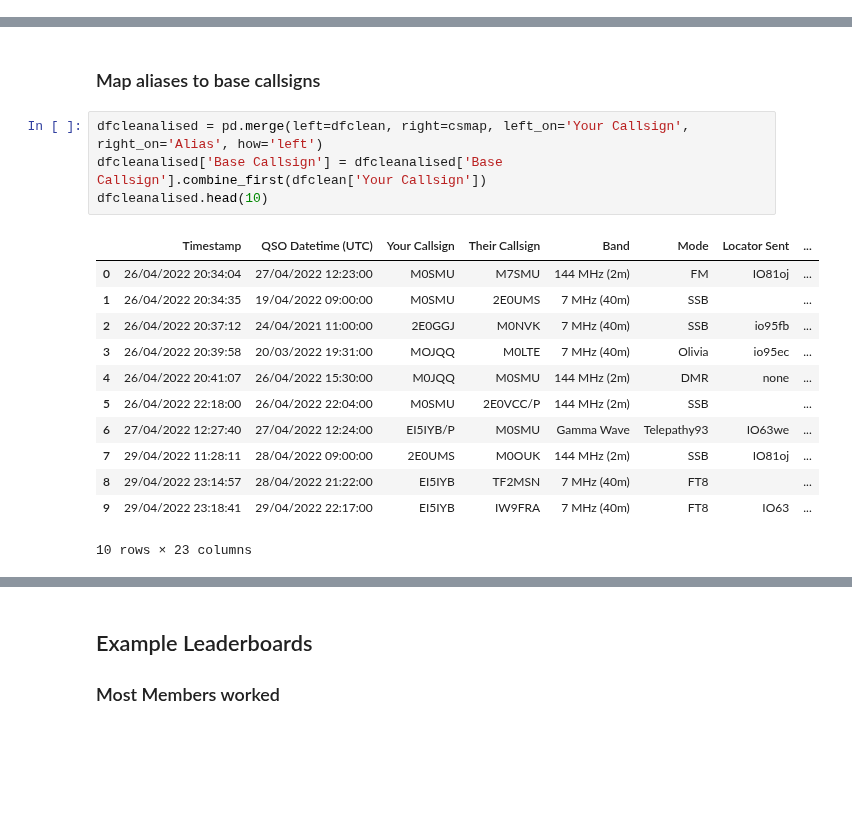
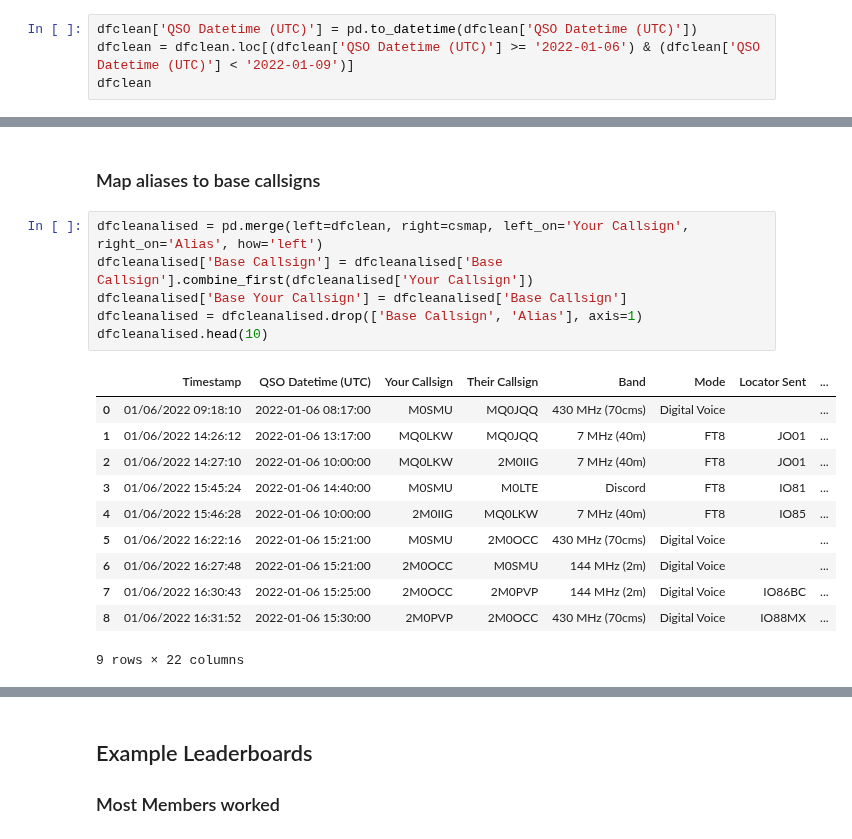
Before and after one commit to smurphboy/WAllOARC, a Jupyter notebook: WorkedAllOARC.ipynb, the cells around one changed output, grey strips where cells are left out. Drawn from its saved outputs; the diff is of its cells as text; blank space fills up the shorter version.

```diff
--- a/WorkedAllOARC.ipynb
+++ b/WorkedAllOARC.ipynb
@@ -92,0 +101,4 @@ csmap.head(10)
+# %%
+dfclean['QSO Datetime (UTC)'] = pd.to_datetime(dfclean['QSO Datetime (UTC)'])
+dfclean = dfclean.loc[(dfclean['QSO Datetime (UTC)'] >= '2022-01-06') & (dfclean['QSO Datetime (UTC)'] < '2022-01-09')]
+dfclean
@@ -211,18 +232,19 @@ Ireland
 ### Map aliases to base callsigns
 # %%
 dfcleanalised = pd.merge(left=dfclean, right=csmap, left_on='Your Callsign', right_on='Alias', how='left')
-dfcleanalised['Base Callsign'] = dfcleanalised['Base Callsign'].combine_first(dfclean['Your Callsign'])
+dfcleanalised['Base Callsign'] = dfcleanalised['Base Callsign'].combine_first(dfcleanalised['Your Callsign'])
+dfcleanalised['Base Your Callsign'] = dfcleanalised['Base Callsign']
+dfcleanalised = dfcleanalised.drop(['Base Callsign', 'Alias'], axis=1)
 dfcleanalised.head(10)
 # %% [output]
 |  | Timestamp | QSO Datetime (UTC) | Your Callsign | Their Callsign | Band | Mode | Locator Sent | ... |
-| 0 | 26/04/2022 20:34:04 | 27/04/2022 12:23:00 | M0SMU | M7SMU | 144 MHz (2m) | FM | IO81oj | ... |
-| 1 | 26/04/2022 20:34:35 | 19/04/2022 09:00:00 | M0SMU | 2E0UMS | 7 MHz (40m) | SSB |  | ... |
-| 2 | 26/04/2022 20:37:12 | 24/04/2021 11:00:00 | 2E0GGJ | M0NVK | 7 MHz (40m) | SSB | io95fb | ... |
-| 3 | 26/04/2022 20:39:58 | 20/03/2022 19:31:00 | MOJQQ | M0LTE | 7 MHz (40m) | Olivia | io95ec | ... |
-| 4 | 26/04/2022 20:41:07 | 26/04/2022 15:30:00 | M0JQQ | M0SMU | 144 MHz (2m) | DMR | none | ... |
-| 5 | 26/04/2022 22:18:00 | 26/04/2022 22:04:00 | M0SMU | 2E0VCC/P | 144 MHz (2m) | SSB |  | ... |
-| 6 | 27/04/2022 12:27:40 | 27/04/2022 12:24:00 | EI5IYB/P | M0SMU | Gamma Wave | Telepathy93 | IO63we | ... |
-| 7 | 29/04/2022 11:28:11 | 28/04/2022 09:00:00 | 2E0UMS | M0OUK | 144 MHz (2m) | SSB | IO81oj | ... |
-| 8 | 29/04/2022 23:14:57 | 28/04/2022 21:22:00 | EI5IYB | TF2MSN | 7 MHz (40m) | FT8 |  | ... |
-| 9 | 29/04/2022 23:18:41 | 29/04/2022 22:17:00 | EI5IYB | IW9FRA | 7 MHz (40m) | FT8 | IO63 | ... |
+| 0 | 01/06/2022 09:18:10 | 2022-01-06 08:17:00 | M0SMU | MQ0JQQ | 430 MHz (70cms) | Digital Voice |  | ... |
+| 1 | 01/06/2022 14:26:12 | 2022-01-06 13:17:00 | MQ0LKW | MQ0JQQ | 7 MHz (40m) | FT8 | JO01 | ... |
+| 2 | 01/06/2022 14:27:10 | 2022-01-06 10:00:00 | MQ0LKW | 2M0IIG | 7 MHz (40m) | FT8 | JO01 | ... |
+| 3 | 01/06/2022 15:45:24 | 2022-01-06 14:40:00 | M0SMU | M0LTE | Discord | FT8 | IO81 | ... |
+| 4 | 01/06/2022 15:46:28 | 2022-01-06 10:00:00 | 2M0IIG | MQ0LKW | 7 MHz (40m) | FT8 | IO85 | ... |
+| 5 | 01/06/2022 16:22:16 | 2022-01-06 15:21:00 | M0SMU | 2M0OCC | 430 MHz (70cms) | Digital Voice |  | ... |
+| 6 | 01/06/2022 16:27:48 | 2022-01-06 15:21:00 | 2M0OCC | M0SMU | 144 MHz (2m) | Digital Voice |  | ... |
+| 7 | 01/06/2022 16:30:43 | 2022-01-06 15:25:00 | 2M0OCC | 2M0PVP | 144 MHz (2m) | Digital Voice | IO86BC | ... |
+| 8 | 01/06/2022 16:31:52 | 2022-01-06 15:30:00 | 2M0PVP | 2M0OCC | 430 MHz (70cms) | Digital Voice | IO88MX | ... |
-10 rows × 23 columns
+9 rows × 22 columns
```
Also changed, not shown: parts of 15 cells of this notebook.
